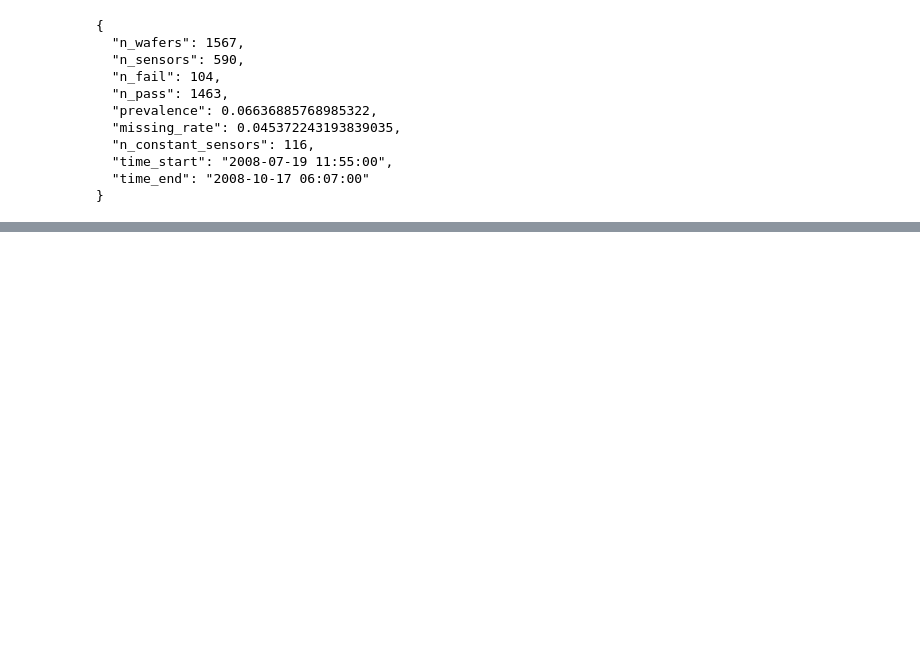
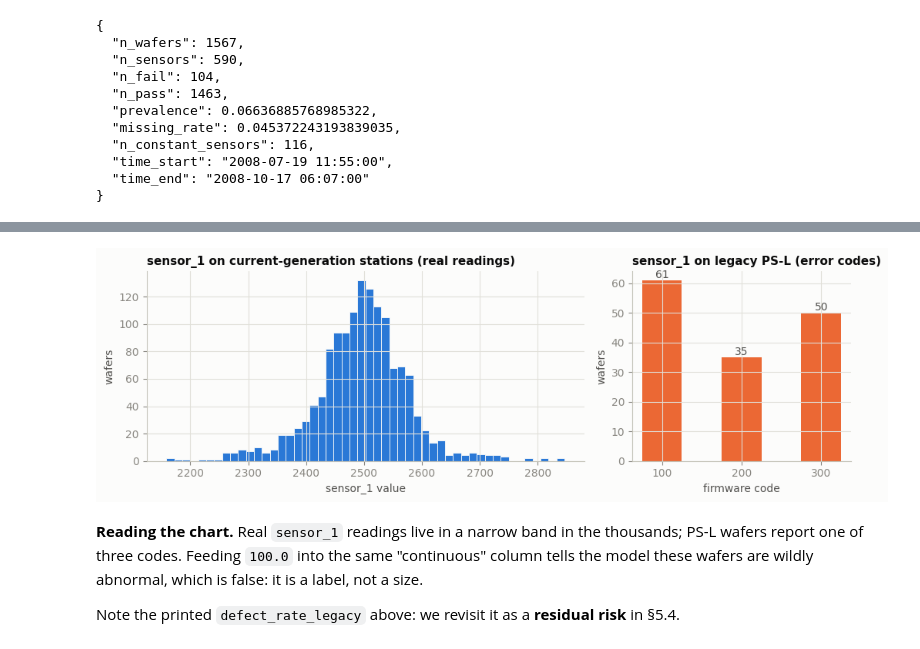
Before and after one commit to PROSTLE/Wafer-Guard, a Jupyter notebook: wafer_guard_fixed.ipynb, the cells around one changed output, grey strips where cells are left out. Cells and saved outputs as stored; diff of their text form; code cells hidden in the pictures; blank space fills up the shorter version.

Commit message:
Verify PS-L legacy station rules against the data

```diff
--- a/wafer_guard_fixed.ipynb
+++ b/wafer_guard_fixed.ipynb
@@ -149,0 +156,25 @@ print(json.dumps(RESULTS["data"], indent=2))
+# %%
+is_legacy_all = df["sensor_0"].eq(0.0).to_numpy()
+s1 = df["sensor_1"]
+code_mask = s1.isin(LEGACY_CODES).to_numpy()
+
+legacy = dict(
+    n_legacy=int(is_legacy_all.sum()),
+    share_legacy=float(is_legacy_all.mean()),
+    code_counts={str(int(c)): int((is_legacy_all & (s1 == c)).sum()) for c in LEGACY_CODES},
+    codes_outside_legacy=int((code_mask & ~is_legacy_all).sum()),
+    legacy_rows_without_code=int((is_legacy_all & ~code_mask).sum()),
+    sensor_1_normal_min=float(s1[~is_legacy_all].min()),
+    sensor_1_normal_max=float(s1[~is_legacy_all].max()),
+    sensor_1_normal_mean=float(s1[~is_legacy_all].mean()),
+    fails_in_legacy=int(y_all[is_legacy_all].sum()),
+    fails_in_normal=int(y_all[~is_legacy_all].sum()),
+    defect_rate_legacy=float(y_all[is_legacy_all].mean()),
+    defect_rate_normal=float(y_all[~is_legacy_all].mean()),
+)
+RESULTS["legacy"] = legacy
+print(json.dumps(legacy, indent=2))
+
+# The brief's rule must hold exactly, otherwise our handling would be wrong.
+assert legacy["codes_outside_legacy"] == 0, "error codes found on non-legacy wafers"
+assert legacy["legacy_rows_without_code"] == 0, "legacy wafer without an error code"
@@ -149,0 +200,21 @@ print(json.dumps(RESULTS["data"], indent=2))
+# %%
+fig, (ax_a, ax_b) = plt.subplots(1, 2, figsize=(10, 3.4), gridspec_kw={"width_ratios": [2, 1]})
+ax_a.hist(s1[~is_legacy_all].dropna(), bins=50, color=BLUE, edgecolor=SURFACE, linewidth=0.6)
+ax_a.set_title("sensor_1 on current-generation stations (real readings)")
+ax_a.set_xlabel("sensor_1 value"); ax_a.set_ylabel("wafers")
+codes = list(legacy["code_counts"].keys())
+ax_b.bar(codes, list(legacy["code_counts"].values()), color=ORANGE, width=0.5)
+for i, v in enumerate(legacy["code_counts"].values()):
+    ax_b.text(i, v, f"{v}", ha="center", va="bottom", color=INK_2)
+ax_b.set_title("sensor_1 on legacy PS-L (error codes)")
+ax_b.set_xlabel("firmware code"); ax_b.set_ylabel("wafers")
+fig.tight_layout()
+save_fig(fig, "01_legacy_sensor_1")
+# %% [output]
+[figure, added]
+# %% [markdown]
+**Reading the chart.** Real `sensor_1` readings live in a narrow band in the thousands;
+PS-L wafers report one of three codes. Feeding `100.0` into the same "continuous" column
+tells the model these wafers are wildly abnormal, which is false: it is a label, not a size.
+
+Note the printed `defect_rate_legacy` above: we revisit it as a **residual risk** in §5.4.
```
Also changed, not shown: parts of 2 cells of this notebook.
